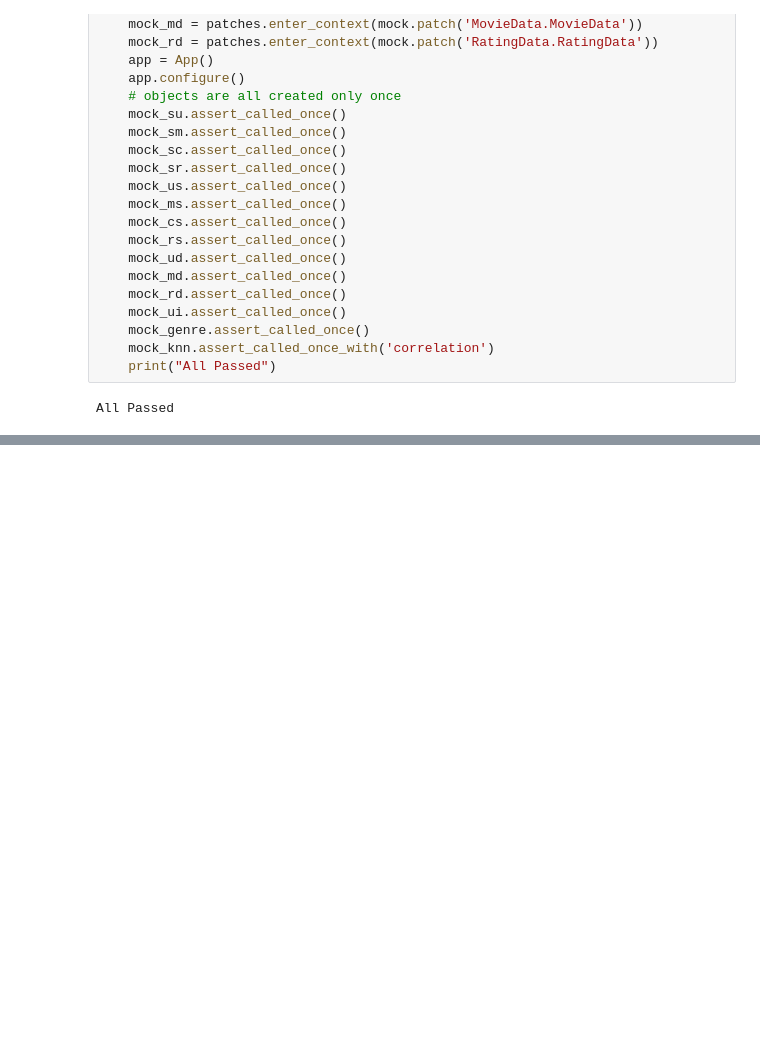
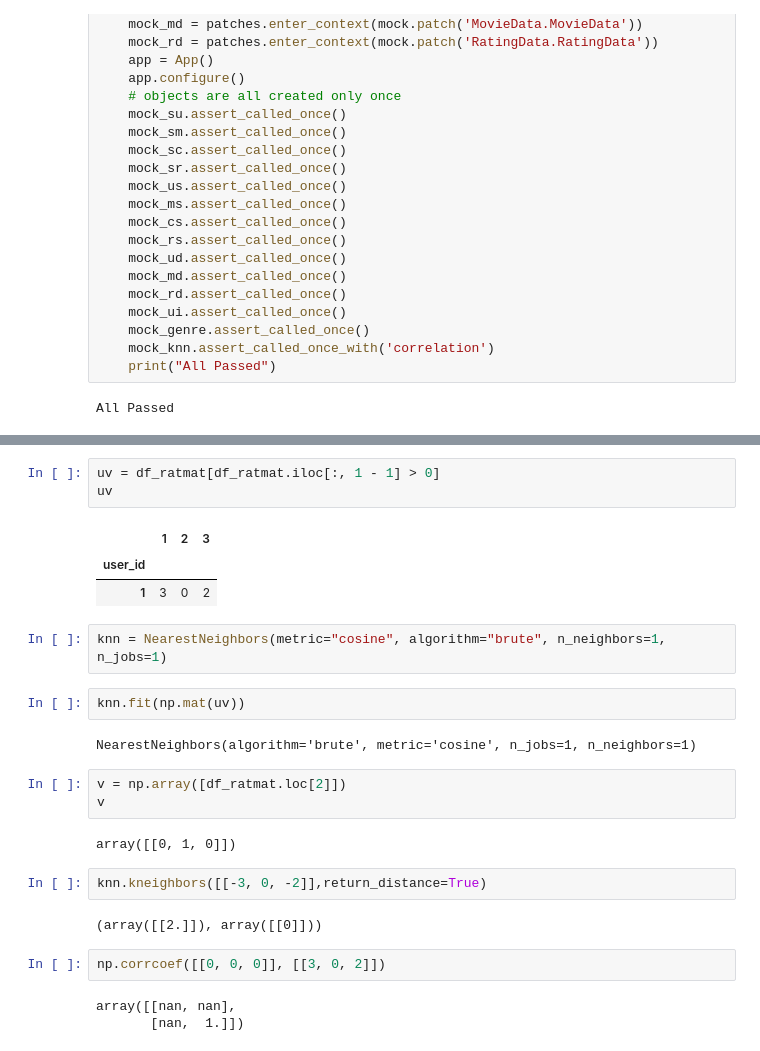
Before and after one commit to elicaluya/MovieRecommender, a Jupyter notebook: Testing.ipynb, the cells around one changed output, grey strips where cells are left out. Drawn from its saved outputs; the diff is of its cells as text; blank space fills up the shorter version.

```diff
--- a/Testing.ipynb
+++ b/Testing.ipynb
@@ -90,0 +196,27 @@ nan
+# %%
+uv = df_ratmat[df_ratmat.iloc[:, 1 - 1] > 0]
+uv
+# %% [output]
+|  | 1 | 2 | 3 |
+| user_id |  |  |  |
+| 1 | 3 | 0 | 2 |
+# %%
+knn = NearestNeighbors(metric="cosine", algorithm="brute", n_neighbors=1, n_jobs=1)
+# %%
+knn.fit(np.mat(uv))
+# %% [output]
+NearestNeighbors(algorithm='brute', metric='cosine', n_jobs=1, n_neighbors=1)
+# %%
+v = np.array([df_ratmat.loc[2]])
+v
+# %% [output]
+array([[0, 1, 0]])
+# %%
+knn.kneighbors([[-3, 0, -2]],return_distance=True)
+# %% [output]
+(array([[2.]]), array([[0]]))
+# %%
+np.corrcoef([[0, 0, 0]], [[3, 0, 2]])
+# %% [output]
+array([[nan, nan],
+       [nan,  1.]])
```
Also changed, not shown: parts of 32 cells of this notebook, 3 other files.
